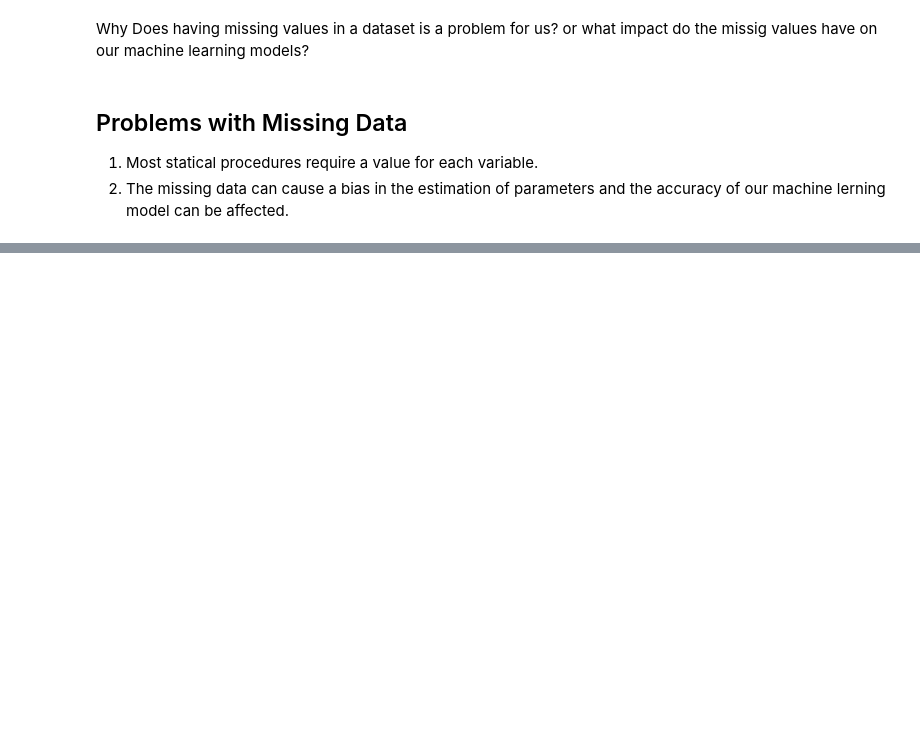
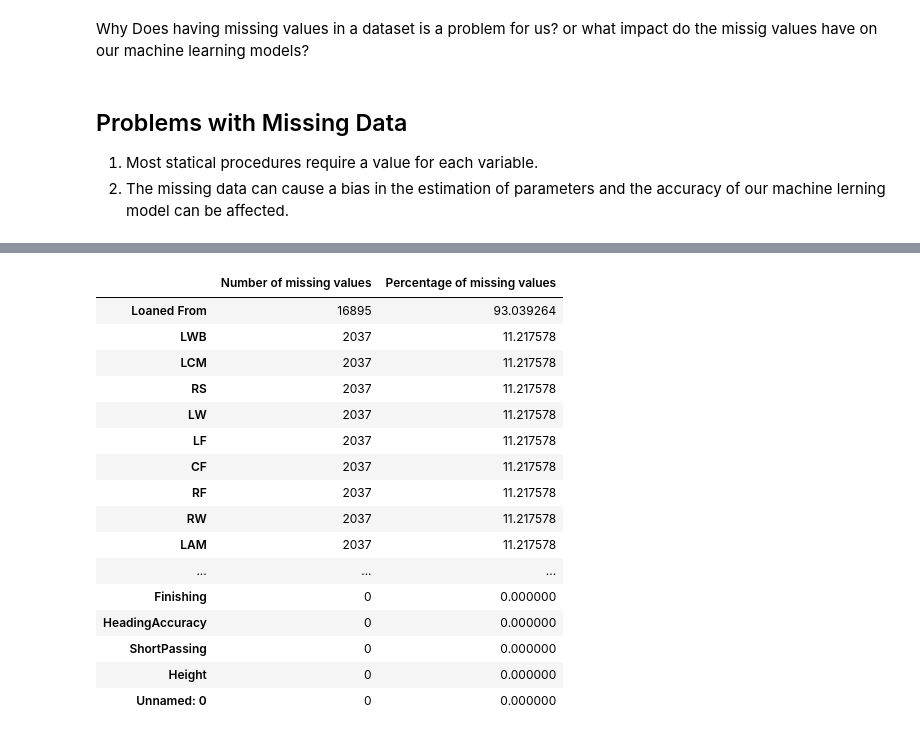
Before and after one commit to ChandimalPriyamantha/Artificial-Intelligence-code-experiments, a Jupyter notebook: Artificial Intelligence/S01-Python-Fundamental.ipynb, the cells around one changed output, grey strips where cells are left out. Cells and saved outputs as stored; diff of their text form; code cells hidden in the pictures; blank space fills up the shorter version.

```diff
--- a/Artificial Intelligence/S01-Python-Fundamental.ipynb
+++ b/Artificial Intelligence/S01-Python-Fundamental.ipynb
@@ -2290,0 +2456,3 @@ Why Does having missing values in a dataset is a problem for us? or what impact
+# %%
+pd.set_option("max_rows",89)
+data.isnull().sum()
@@ -2290,0 +2477,24 @@ Why Does having missing values in a dataset is a problem for us? or what impact
+# %%
+x=data.isnull().sum()
+y=(data.isnull().sum()/data.shape[0])*100
+z={'Number of missing values':x,'Percentage of missing values':y}
+df=pd.DataFrame(z,columns=['Number of missing values','Percentage of missing values'])
+df.sort_values(by='Percentage of missing values',ascending=False)
+# %% [output]
+|  | Number of missing values | Percentage of missing values |
+| Loaned From | 16895 | 93.039264 |
+| LWB | 2037 | 11.217578 |
+| LCM | 2037 | 11.217578 |
+| RS | 2037 | 11.217578 |
+| LW | 2037 | 11.217578 |
+| LF | 2037 | 11.217578 |
+| CF | 2037 | 11.217578 |
+| RF | 2037 | 11.217578 |
+| RW | 2037 | 11.217578 |
+| LAM | 2037 | 11.217578 |
+| ... | ... | ... |
+| Finishing | 0 | 0.000000 |
+| HeadingAccuracy | 0 | 0.000000 |
+| ShortPassing | 0 | 0.000000 |
+| Height | 0 | 0.000000 |
+| Unnamed: 0 | 0 | 0.000000 |
```
Also changed, not shown: parts of 19 cells of this notebook, 1 other file.
